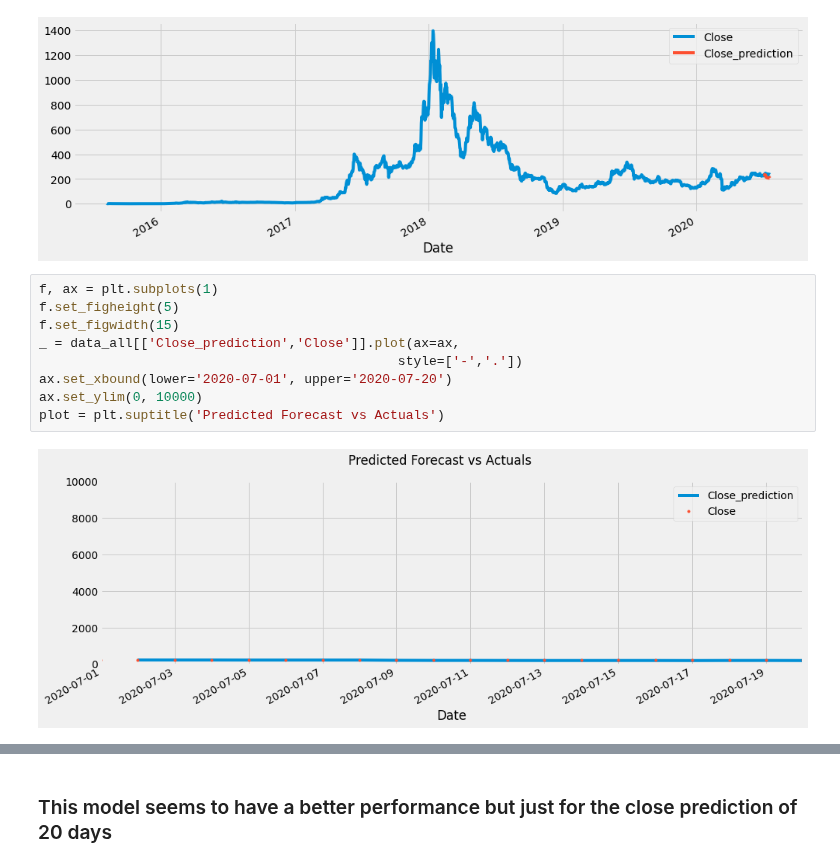
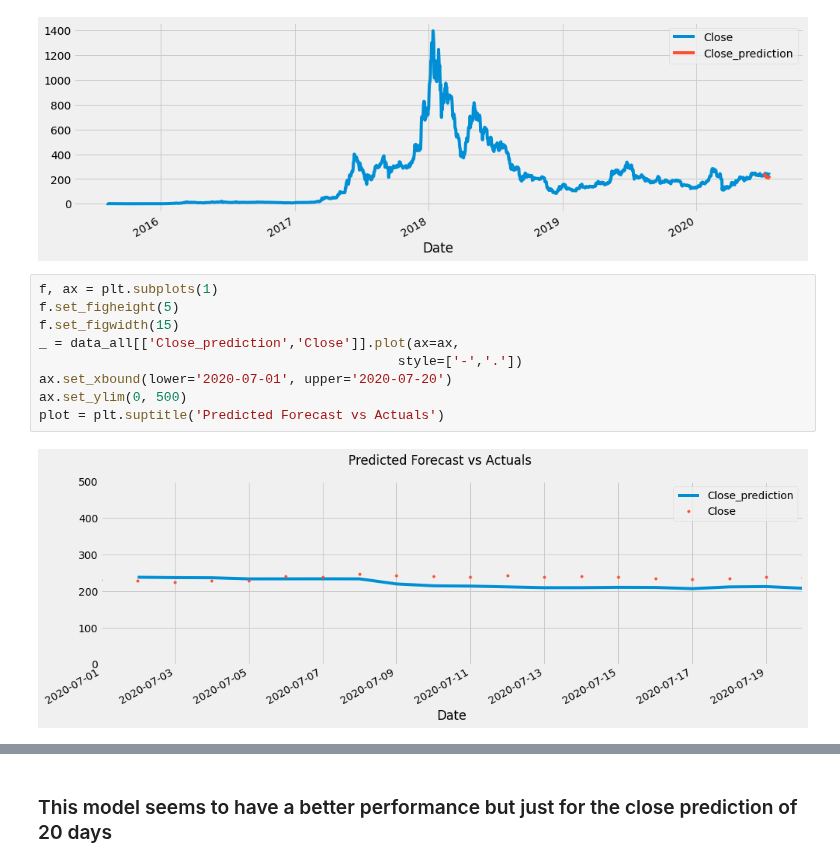
Before and after one commit to juan-ivan-NV/Btc_trading, a Jupyter notebook: time_series/ETH_tests.ipynb, the cells around one changed output, grey strips where cells are left out. Drawn from its saved outputs; the diff is of its cells as text.

```diff
--- a/time_series/ETH_tests.ipynb
+++ b/time_series/ETH_tests.ipynb
@@ -515,12 +525,12 @@ _ = data_all[['Close','Close_prediction']].plot(figsize=(15, 5))
 # %%
 f, ax = plt.subplots(1)
 f.set_figheight(5)
 f.set_figwidth(15)
 _ = data_all[['Close_prediction','Close']].plot(ax=ax,
                                               style=['-','.'])
 ax.set_xbound(lower='2020-07-01', upper='2020-07-20')
-ax.set_ylim(0, 10000)
+ax.set_ylim(0, 500)
 plot = plt.suptitle('Predicted Forecast vs Actuals')
 # %% [output]
-[figure, old version]
+[figure, new version]
 # %%
```
Also changed, not shown: parts of 29 cells of this notebook.
